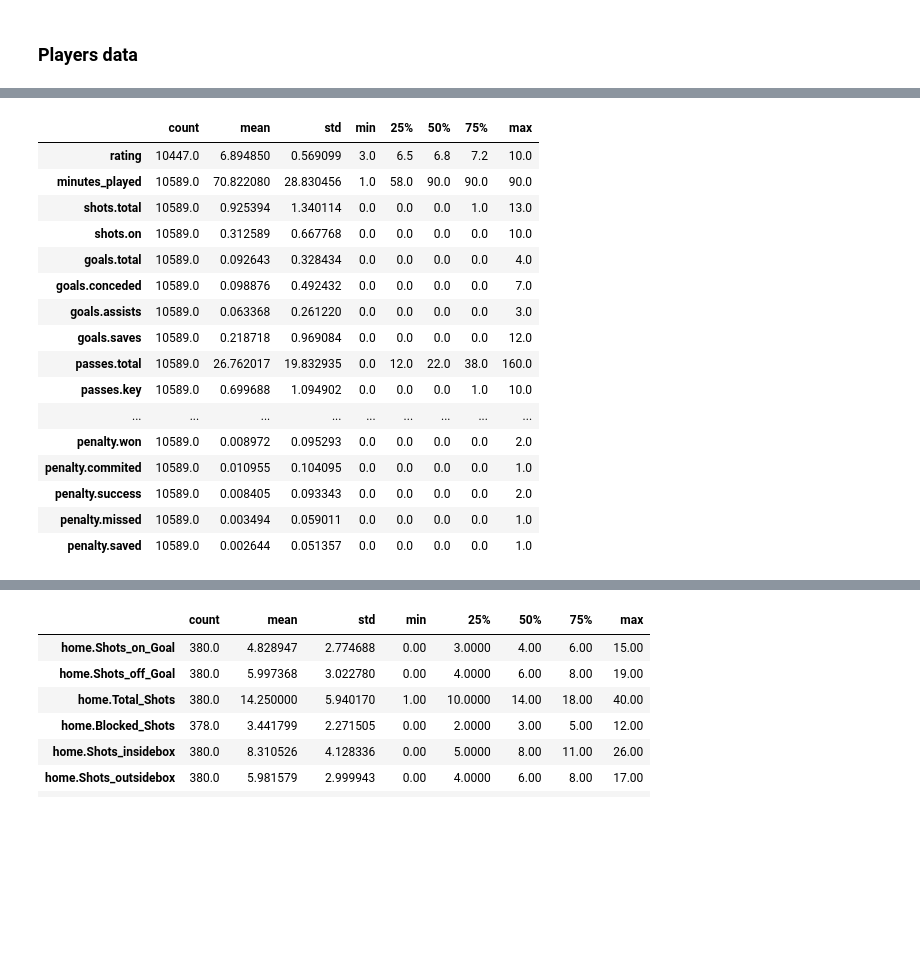
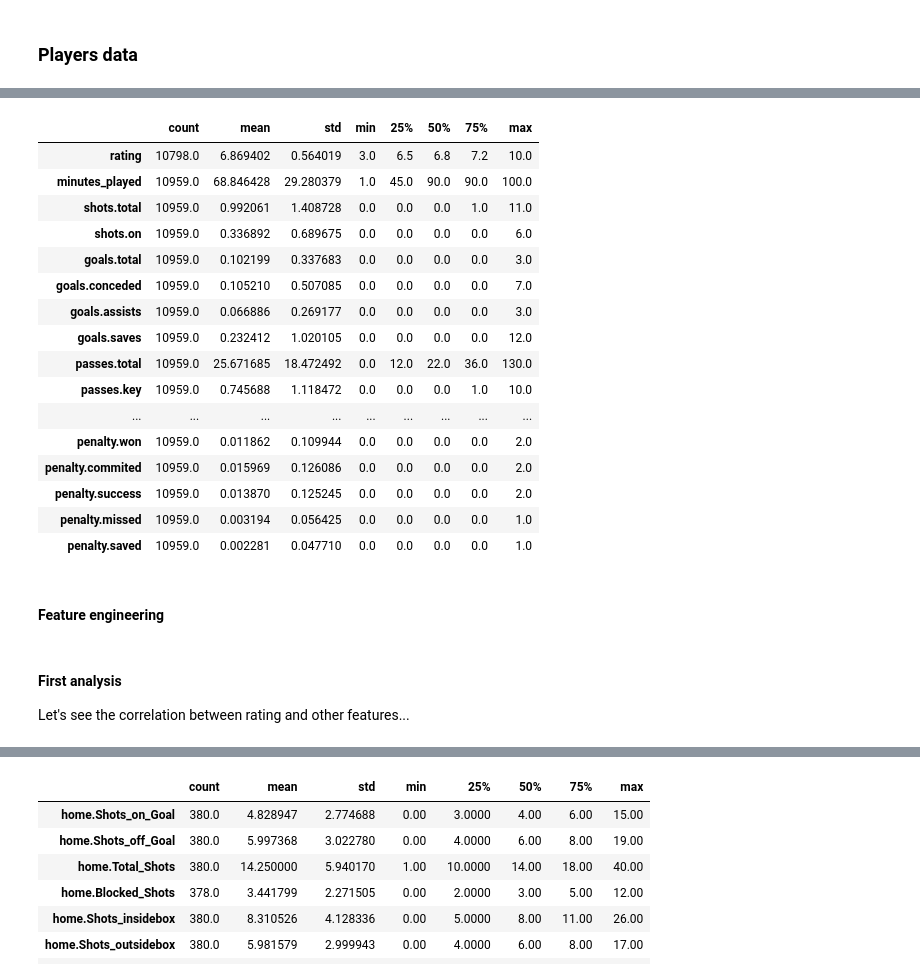
Before and after one commit to MatteoFelici/football, a Jupyter notebook: analyze_season.ipynb, the cells around one changed output, grey strips where cells are left out. Cells and saved outputs as stored; diff of their text form; code cells hidden in the pictures; blank space fills up the shorter version.

```diff
--- a/analyze_season.ipynb
+++ b/analyze_season.ipynb
@@ -12,9 +15,9 @@ We try to analyze the Serie A's season of 2017/2018.
 # %% [markdown]
 ### Players data
 # %%
-path = './data/player_stats/28-Serie_A-IT-2017/'
+path = './data/player_stats/891-Serie_A-IT-2019/'
 
 processer = PlayerData()
 
-serie_a_pl = processer.process_league(path)
+players = processer.process_league(path)
 # %% [output]
@@ -54,20 +57,22 @@ serie_a_pl.head(10)
 # %%
-serie_a_pl.describe().T
+players.describe().T
 # %% [output]
 |  | count | mean | std | min | 25% | 50% | 75% | max |
-| rating | 10447.0 | 6.894850 | 0.569099 | 3.0 | 6.5 | 6.8 | 7.2 | 10.0 |
-| minutes_played | 10589.0 | 70.822080 | 28.830456 | 1.0 | 58.0 | 90.0 | 90.0 | 90.0 |
-| shots.total | 10589.0 | 0.925394 | 1.340114 | 0.0 | 0.0 | 0.0 | 1.0 | 13.0 |
-| shots.on | 10589.0 | 0.312589 | 0.667768 | 0.0 | 0.0 | 0.0 | 0.0 | 10.0 |
-| goals.total | 10589.0 | 0.092643 | 0.328434 | 0.0 | 0.0 | 0.0 | 0.0 | 4.0 |
-| goals.conceded | 10589.0 | 0.098876 | 0.492432 | 0.0 | 0.0 | 0.0 | 0.0 | 7.0 |
-| goals.assists | 10589.0 | 0.063368 | 0.261220 | 0.0 | 0.0 | 0.0 | 0.0 | 3.0 |
-| goals.saves | 10589.0 | 0.218718 | 0.969084 | 0.0 | 0.0 | 0.0 | 0.0 | 12.0 |
-| passes.total | 10589.0 | 26.762017 | 19.832935 | 0.0 | 12.0 | 22.0 | 38.0 | 160.0 |
-| passes.key | 10589.0 | 0.699688 | 1.094902 | 0.0 | 0.0 | 0.0 | 1.0 | 10.0 |
+| rating | 10798.0 | 6.869402 | 0.564019 | 3.0 | 6.5 | 6.8 | 7.2 | 10.0 |
+| minutes_played | 10959.0 | 68.846428 | 29.280379 | 1.0 | 45.0 | 90.0 | 90.0 | 100.0 |
+| shots.total | 10959.0 | 0.992061 | 1.408728 | 0.0 | 0.0 | 0.0 | 1.0 | 11.0 |
+| shots.on | 10959.0 | 0.336892 | 0.689675 | 0.0 | 0.0 | 0.0 | 0.0 | 6.0 |
+| goals.total | 10959.0 | 0.102199 | 0.337683 | 0.0 | 0.0 | 0.0 | 0.0 | 3.0 |
+| goals.conceded | 10959.0 | 0.105210 | 0.507085 | 0.0 | 0.0 | 0.0 | 0.0 | 7.0 |
+| goals.assists | 10959.0 | 0.066886 | 0.269177 | 0.0 | 0.0 | 0.0 | 0.0 | 3.0 |
+| goals.saves | 10959.0 | 0.232412 | 1.020105 | 0.0 | 0.0 | 0.0 | 0.0 | 12.0 |
+| passes.total | 10959.0 | 25.671685 | 18.472492 | 0.0 | 12.0 | 22.0 | 36.0 | 130.0 |
+| passes.key | 10959.0 | 0.745688 | 1.118472 | 0.0 | 0.0 | 0.0 | 1.0 | 10.0 |
 | ... | ... | ... | ... | ... | ... | ... | ... | ... |
-| penalty.won | 10589.0 | 0.008972 | 0.095293 | 0.0 | 0.0 | 0.0 | 0.0 | 2.0 |
-| penalty.commited | 10589.0 | 0.010955 | 0.104095 | 0.0 | 0.0 | 0.0 | 0.0 | 1.0 |
-| penalty.success | 10589.0 | 0.008405 | 0.093343 | 0.0 | 0.0 | 0.0 | 0.0 | 2.0 |
-| penalty.missed | 10589.0 | 0.003494 | 0.059011 | 0.0 | 0.0 | 0.0 | 0.0 | 1.0 |
-| penalty.saved | 10589.0 | 0.002644 | 0.051357 | 0.0 | 0.0 | 0.0 | 0.0 | 1.0 |
+| penalty.won | 10959.0 | 0.011862 | 0.109944 | 0.0 | 0.0 | 0.0 | 0.0 | 2.0 |
+| penalty.commited | 10959.0 | 0.015969 | 0.126086 | 0.0 | 0.0 | 0.0 | 0.0 | 2.0 |
+| penalty.success | 10959.0 | 0.013870 | 0.125245 | 0.0 | 0.0 | 0.0 | 0.0 | 2.0 |
+| penalty.missed | 10959.0 | 0.003194 | 0.056425 | 0.0 | 0.0 | 0.0 | 0.0 | 1.0 |
+| penalty.saved | 10959.0 | 0.002281 | 0.047710 | 0.0 | 0.0 | 0.0 | 0.0 | 1.0 |
+# %% [markdown]
+#### Feature engineering
@@ -73,0 +91,3 @@ serie_a_pl.describe().T
+# %% [markdown]
+#### First analysis
+Let's see the correlation between rating and other features...
```
Also changed, not shown: parts of 24 cells of this notebook, 1 other file.
